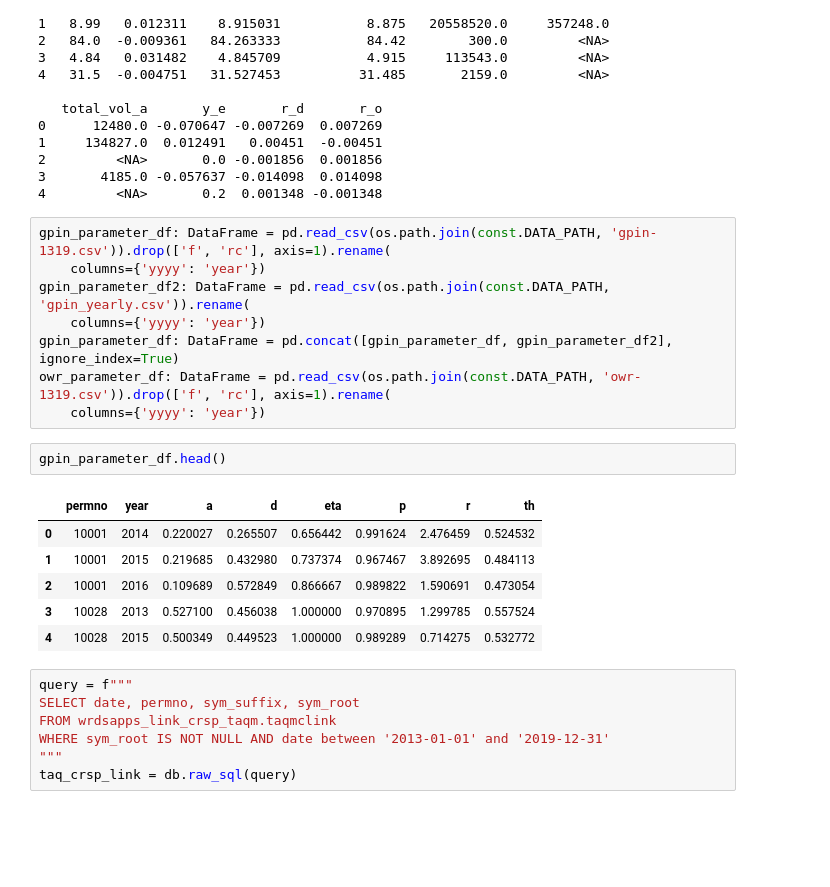
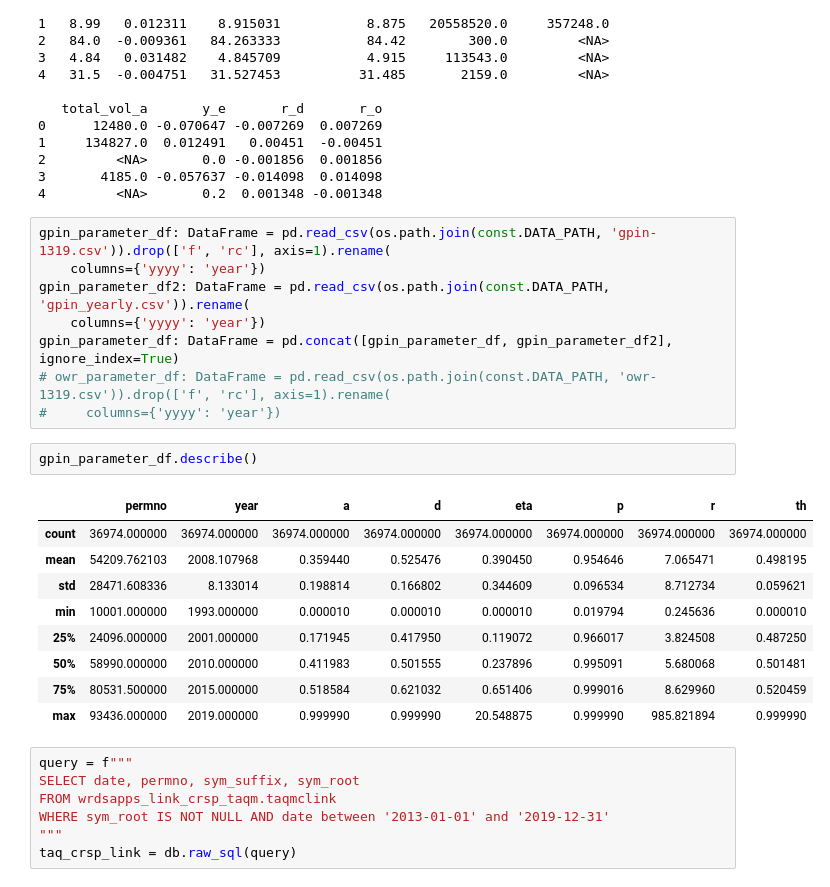
Before and after one commit to wangyouan/STOCKAct, a Jupyter notebook: Notebook/ConstructGPINOWRdata.ipynb, the cells around one changed output. Saved outputs shown, nothing was run; the diff lists cells and outputs as text; blank space fills up the shorter version.

```diff
--- a/Notebook/ConstructGPINOWRdata.ipynb
+++ b/Notebook/ConstructGPINOWRdata.ipynb
@@ -315,17 +316,20 @@ gpin_parameter_df: DataFrame = pd.read_csv(os.path.join(const.DATA_PATH, 'gpin-1
 gpin_parameter_df2: DataFrame = pd.read_csv(os.path.join(const.DATA_PATH, 'gpin_yearly.csv')).rename(
     columns={'yyyy': 'year'})
 gpin_parameter_df: DataFrame = pd.concat([gpin_parameter_df, gpin_parameter_df2], ignore_index=True)
-owr_parameter_df: DataFrame = pd.read_csv(os.path.join(const.DATA_PATH, 'owr-1319.csv')).drop(['f', 'rc'], axis=1).rename(
-    columns={'yyyy': 'year'})
+# owr_parameter_df: DataFrame = pd.read_csv(os.path.join(const.DATA_PATH, 'owr-1319.csv')).drop(['f', 'rc'], axis=1).rename(
+#     columns={'yyyy': 'year'})
 # %%
-gpin_parameter_df.head()
+gpin_parameter_df.describe()
 # %% [output]
 |  | permno | year | a | d | eta | p | r | th |
-| 0 | 10001 | 2014 | 0.220027 | 0.265507 | 0.656442 | 0.991624 | 2.476459 | 0.524532 |
-| 1 | 10001 | 2015 | 0.219685 | 0.432980 | 0.737374 | 0.967467 | 3.892695 | 0.484113 |
-| 2 | 10001 | 2016 | 0.109689 | 0.572849 | 0.866667 | 0.989822 | 1.590691 | 0.473054 |
-| 3 | 10028 | 2013 | 0.527100 | 0.456038 | 1.000000 | 0.970895 | 1.299785 | 0.557524 |
-| 4 | 10028 | 2015 | 0.500349 | 0.449523 | 1.000000 | 0.989289 | 0.714275 | 0.532772 |
+| count | 36974.000000 | 36974.000000 | 36974.000000 | 36974.000000 | 36974.000000 | 36974.000000 | 36974.000000 | 36974.000000 |
+| mean | 54209.762103 | 2008.107968 | 0.359440 | 0.525476 | 0.390450 | 0.954646 | 7.065471 | 0.498195 |
+| std | 28471.608336 | 8.133014 | 0.198814 | 0.166802 | 0.344609 | 0.096534 | 8.712734 | 0.059621 |
+| min | 10001.000000 | 1993.000000 | 0.000010 | 0.000010 | 0.000010 | 0.019794 | 0.245636 | 0.000010 |
+| 25% | 24096.000000 | 2001.000000 | 0.171945 | 0.417950 | 0.119072 | 0.966017 | 3.824508 | 0.487250 |
+| 50% | 58990.000000 | 2010.000000 | 0.411983 | 0.501555 | 0.237896 | 0.995091 | 5.680068 | 0.501481 |
+| 75% | 80531.500000 | 2015.000000 | 0.518584 | 0.621032 | 0.651406 | 0.999016 | 8.629960 | 0.520459 |
+| max | 93436.000000 | 2019.000000 | 0.999990 | 0.999990 | 20.548875 | 0.999990 | 985.821894 | 0.999990 |
 # %%
 query = f"""
 SELECT date, permno, sym_suffix, sym_root
```
Also changed, not shown: parts of 1 cell of this notebook, 1 other file.
